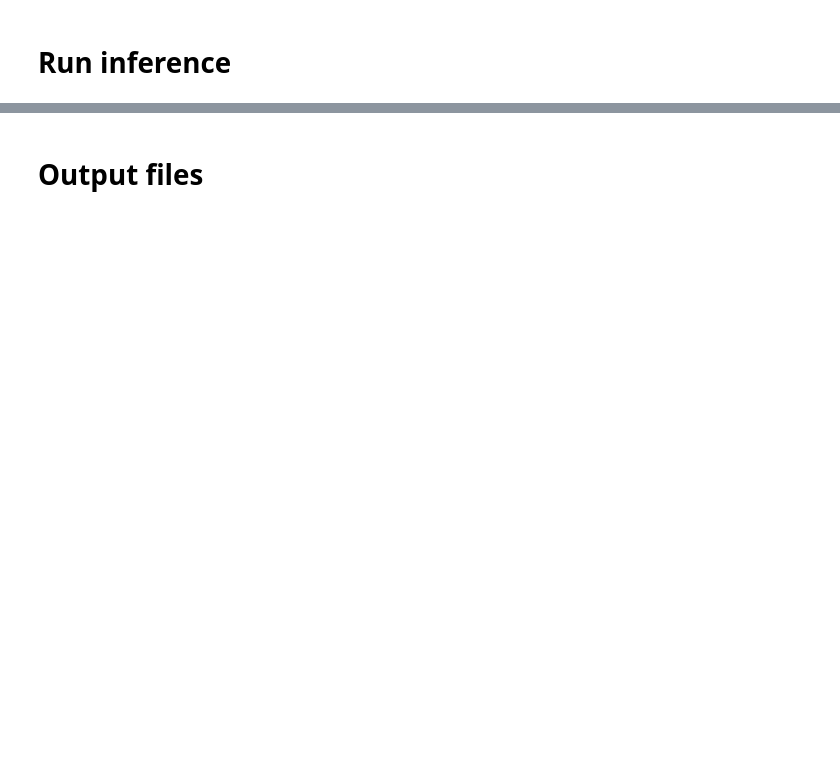
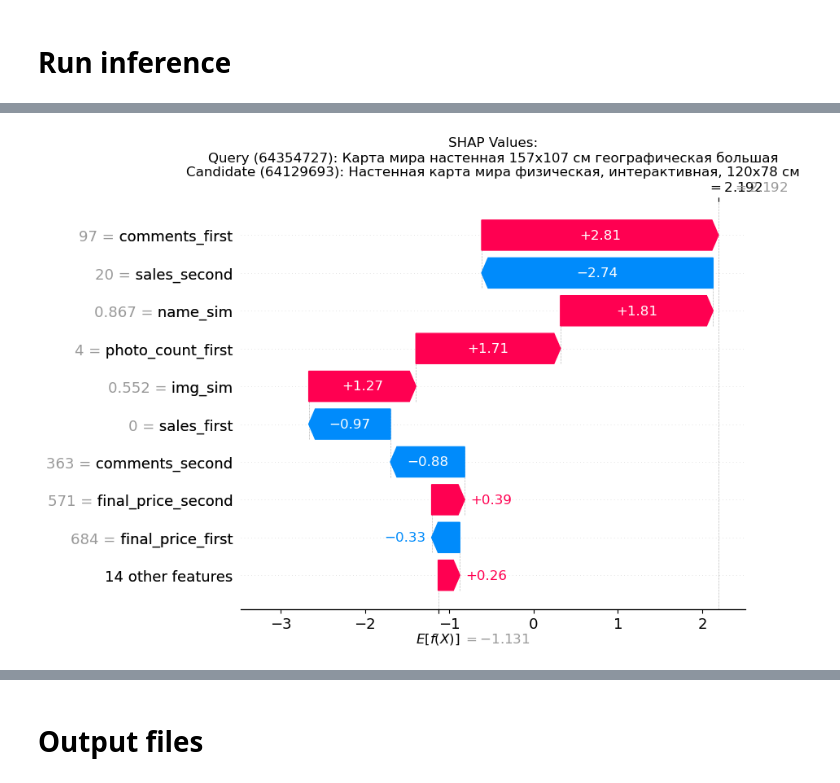
Before and after one commit to tony-pitchblack/marketplace_analytics, a Jupyter notebook: competitors-xgb/xgb_inference.ipynb, the cells around one changed output, grey strips where cells are left out. Cells and saved outputs as stored; diff of their text form; code cells hidden in the pictures; blank space fills up the shorter version.

```diff
--- a/competitors-xgb/xgb_inference.ipynb
+++ b/competitors-xgb/xgb_inference.ipynb
@@ -85,12 +139,9 @@ df_model_domain = df_model[
 # %%
 # Choose the dataset to use for inference.
 
-df_chosen_all = df_all
-# df_chosen_all = df_model
+# df_chosen_all = df_all
+df_chosen_all = df_model
 # df_chosen_all = df_model_domain
-
-FILTER_POSITIVE_LABEL = True
-# FILTER_POSITIVE_LABEL = False
 # %%
 N_SKU = 23
 
@@ -452,0 +657,87 @@ rating_second          0.0
+# %%
+# compare two SKUs
+query_sku_first = 64354727  # Replace with the actual SKU
+candidate_sku_second = 64129693  # Replace with the actual SKU
+
+# Print numerical fields for query and candidate SKUs
+# Get the row for the SKU pair
+row = results_df[(results_df['sku_first'] == query_sku_first) &
+                 (results_df['sku_second'] == candidate_sku_second)].iloc[0]
+
+print("\nQuery and Candidate SKU fields:")
+print("-" * 30)
+# Create a dictionary with the fields to display
+fields_dict = {
+    'Query SKU': {
+        'sku': query_sku_first,
+        'final_price': row['final_price_first'],
+        'balance': row['balance_first'],
+        'sales': row['sales_first'],
+        'rating': row['rating_first'],
+        'comments': row['comments_first'],
+        'name_sim': row['name_sim'],
+        'img_sim': row['img_sim'],
+        'desc_sim': row['desc_sim'],
+        'opt_sim': row['opt_sim']
+    },
+    'Candidate SKU': {
+        'sku': candidate_sku_second,
+        'final_price': row['final_price_second'],
+        'balance': row['balance_second'],
+        'sales': row['sales_second'],
+        'rating': row['rating_second'],
+        'comments': row['comments_second'],
+        'name_sim': row['name_sim'],
+        'img_sim': row['img_sim'],
+        'desc_sim': row['desc_sim'],
+        'opt_sim': row['opt_sim']
+    }
+}
+
+# Convert to DataFrame and display
+comparison_df = pd.DataFrame(fields_dict)
+pd.set_option('display.float_format', lambda x: '%.2f' % x)
+print(comparison_df)
+
+# Filter the results_df to get the row corresponding to the target pair of SKUs
+target_row = results_df[(results_df['sku_first'] == query_sku_first) &
+                       (results_df['sku_second'] == candidate_sku_second)]
+
+# Check if the target pair exists in the DataFrame
+if not target_row.empty:
+    # Get features for SHAP explanation
+    features = target_row[model.feature_names]
+    scaled_features = features.copy()
+
+    # Get SHAP values
+    explainer = shap.TreeExplainer(model)
+    shap_values_row = explainer.shap_values(scaled_features)
+    expected_value = explainer.expected_value
+
+    # Print top contributing features
+    top_features = pd.DataFrame({
+        'Feature': features.columns,
+        'SHAP Value': shap_values_row[0],
+        'Feature Value': features.values[0],
+        'Scaled Value': scaled_features.values[0]
+    }).sort_values(by='SHAP Value', key=abs, ascending=False).head(5)
+
+    expected_value_float = expected_value.item() if isinstance(expected_value, np.ndarray) else expected_value
+
+    # Plot waterfall
+    plt.figure(figsize=(10, 6))
+    title = f"SHAP Values:\nQuery ({query_sku_first}): {row['name_first']}\nCandidate ({candidate_sku_second}): {row['name_second']}"
+    plt.title(title, wrap=True)
+    shap.plots.waterfall(shap.Explanation(
+        values=shap_values_row[0],
+        base_values=expected_value_float,
+        data=scaled_features.values[0],
+        feature_names=model.feature_names
+    ), max_display=10, show=True)
+
+    print(f"\nSHAP explanation for pair:")
+    print(f"Query SKU: {query_sku_first}")
+    print(f"Candidate SKU: {candidate_sku_second}")
+else:
+    print(f"No data found for SKU pair: {query_sku_first}, {candidate_sku_second}")
+# %% [output]
@@ -452,0 +757 @@ rating_second          0.0
+[figure, added]
```
Also changed, not shown: parts of 17 cells of this notebook, 5 other files.
